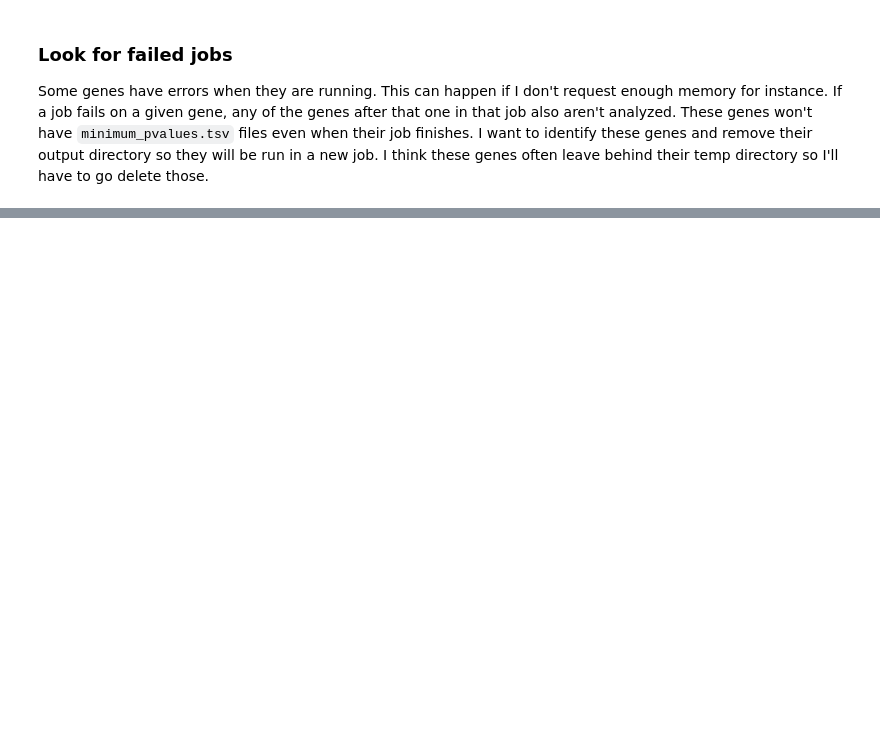
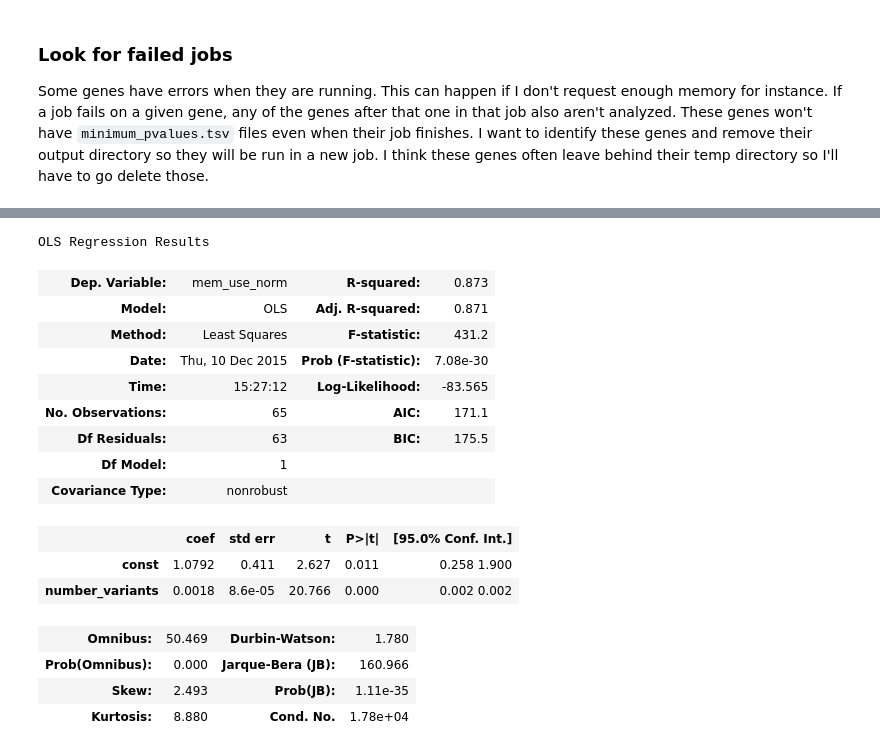
Before and after one commit to frazer-lab/cardips-ipsc-eqtl, a Jupyter notebook: notebooks/Run eQTL Analysis.ipynb, the cells around one changed output, grey strips where cells are left out. Saved outputs shown, nothing was run; the diff lists cells and outputs as text; code cells hidden in the pictures; blank space fills up the shorter version.

```diff
--- a/notebooks/Run eQTL Analysis.ipynb
+++ b/notebooks/Run eQTL Analysis.ipynb
@@ -223,0 +336,6 @@ and the amount of RAM needed.
+# %%
+x = t.number_variants
+y = t.mem_use_norm
+x = sm.add_constant(x)
+model = sm.OLS(y, x)
+results = model.fit()
@@ -223,0 +354,20 @@ and the amount of RAM needed.
+# %%
+results.summary()
+# %% [output]
+OLS Regression Results
+| Dep. Variable: | mem_use_norm | R-squared: | 0.873 |
+| Model: | OLS | Adj. R-squared: | 0.871 |
+| Method: | Least Squares | F-statistic: | 431.2 |
+| Date: | Thu, 10 Dec 2015 | Prob (F-statistic): | 7.08e-30 |
+| Time: | 15:27:12 | Log-Likelihood: | -83.565 |
+| No. Observations: | 65 | AIC: | 171.1 |
+| Df Residuals: | 63 | BIC: | 175.5 |
+| Df Model: | 1 |  |  |
+| Covariance Type: | nonrobust |  |  |
+|  | coef | std err | t | P>|t| | [95.0% Conf. Int.] |
+| const | 1.0792 | 0.411 | 2.627 | 0.011 | 0.258 1.900 |
+| number_variants | 0.0018 | 8.6e-05 | 20.766 | 0.000 | 0.002 0.002 |
+| Omnibus: | 50.469 | Durbin-Watson: | 1.780 |
+| Prob(Omnibus): | 0.000 | Jarque-Bera (JB): | 160.966 |
+| Skew: | 2.493 | Prob(JB): | 1.11e-35 |
+| Kurtosis: | 8.880 | Cond. No. | 1.78e+04 |
```
Also changed, not shown: parts of 30 cells of this notebook, 1 other file.
